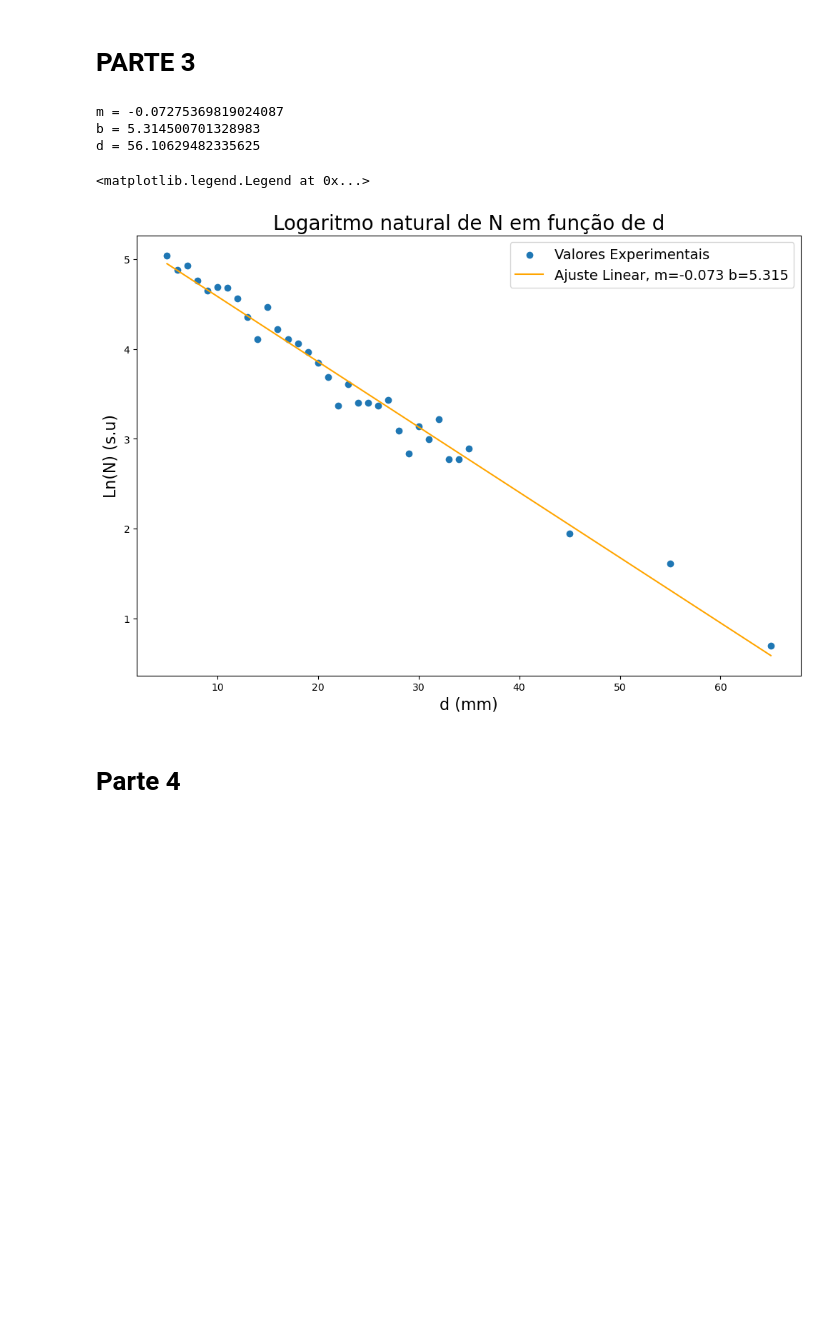
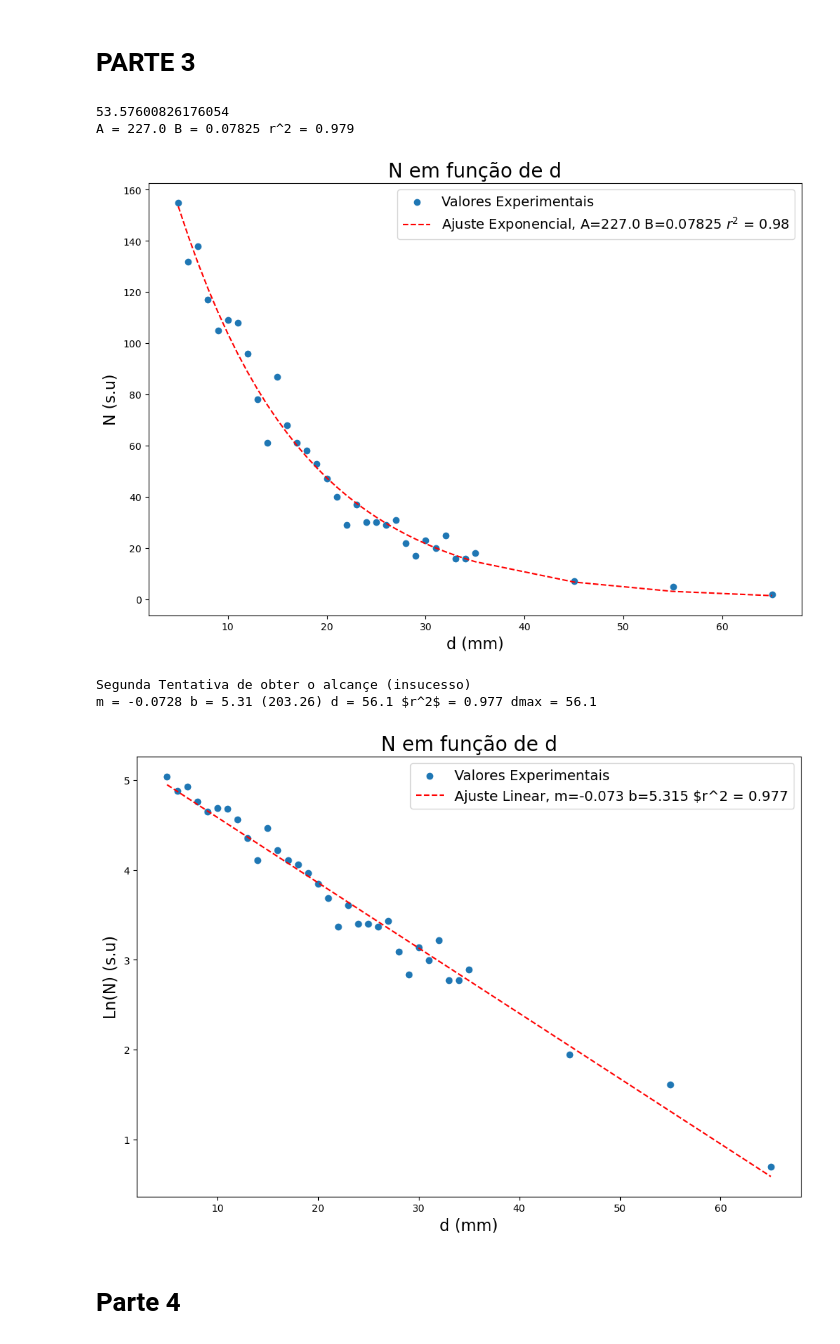
Before and after one commit to sergisousa/LABSFISICAIII, a Jupyter notebook: EXP 5/T5.ipynb, the cells around one changed output. Drawn from its saved outputs; the diff is of its cells as text; code cells hidden in the pictures; blank space fills up the shorter version.

```diff
--- a/EXP 5/Gráficos.ipynb
+++ b/EXP 5/T5.ipynb
@@ -924,29 +1083,70 @@ plt.show()
 # %%
 def linear_function(x,m,b):
     return m*x+b
 
+def exponential_function(x, A, B):
+    return A * np.exp(-x*B)
+
 d = np.array([5,6,7,8,9,10,11,12,13,14,15,16,17,18,19,20,21,22,23,24,25,26,27,28,29,30,31,32,33,34,35,45,55,65],int)
 N = np.array([155,132,138,117,105,109,108,96,78,61,87,68,61,58,53,47,40,29,37,30,30,29,31,22,17,23,20,25,16,16,18,7,5,2],int)
+
+d=d/3600
+params, covariance = curve_fit(exponential_function, d, N)
+A, B= params
+y = A * np.exp(-d*B)
+
+res = N-y
+ss_res=np.sum(res**2)
+ss_tot=np.sum((N-np.mean(N))**2)
+r2= 1 - (ss_res/ss_tot)
+
+d*=3600
+B=B/3600
+
+dmax = - (np.log(MEDAMB)-np.log(A))/B
+print(dmax)
+
+print(f"A = {A:.04} B = {B:.04} r^2 = {r2:.03}")
+
+plt.figure(figsize=(12,8))
+plt.scatter(d,N,label= "Valores Experimentais")
+plt.plot(d,y,label=rf"Ajuste Exponencial, A={A:.04} B={B:.04} $r^2$ = {r2:.02}", color="#ff0000", linestyle="--")
+plt.title("N em função de d", fontsize=20)
+plt.xlabel("d (mm)", fontsize=16)
+plt.ylabel("N (s.u)", fontsize=16)
+plt.legend(fontsize=14)
+plt.show()
+
+print("Segunda Tentativa de obter o alcançe (insucesso)")
+
 params, covariance = curve_fit(linear_function, d, np.log(N))
-
 m,b = params
 y= m*d+b
 
+res = np.log(N)-y
+ss_res=np.sum(res**2)
+ss_tot=np.sum((np.log(N)-np.mean(np.log(N)))**2)
+r2= 1 - (ss_res/ss_tot)
+
+be=np.exp(b)
 dmax = (np.log(MEDAMB)-b)/m
-print(f"m = {m}\nb = {b}\nd = {dmax}")
+print(fr"m = {m:.3} b = {b:.3} ({be:.5}) d = {dmax:.3} $r^2$ = {r2:.03} dmax = {dmax:.3}")
+
 plt.figure(figsize=(12,8))
-plt.title("Logaritmo natural de N em função de d", fontsize=20)
+plt.title("N em função de d", fontsize=20)
 plt.xlabel("d (mm)", fontsize=16)
 plt.ylabel("Ln(N) (s.u)", fontsize=16)
 plt.scatter(d,np.log(N), label= "Valores Experimentais")
-plt.plot(d,y,color="#FFA500",label=f"Ajuste Linear, m={m:.02} b={b:.04}")
+plt.plot(d,y, color="#ff0000", linestyle="--",label=fr"Ajuste Linear, m={m:.02} b={b:.04} $r^2 = {r2:.03}")
 plt.legend(fontsize=14)
+plt.show()
 # %% [output]
-m = -0.07275369819024087
-b = 5.314500701328983
-d = 56.10629482335625
+53.57600826176054
+A = 227.0 B = 0.07825 r^2 = 0.979
+[figure, new version]
-<matplotlib.legend.Legend at 0x...>
+Segunda Tentativa de obter o alcançe (insucesso)
+m = -0.0728 b = 5.31 (203.26) d = 56.1 $r^2$ = 0.977 dmax = 56.1
-[figure, old version]
+[figure, added]
 # %% [markdown]
 # Parte 4
 # %%
```
Also changed, not shown: parts of 8 cells of this notebook.
